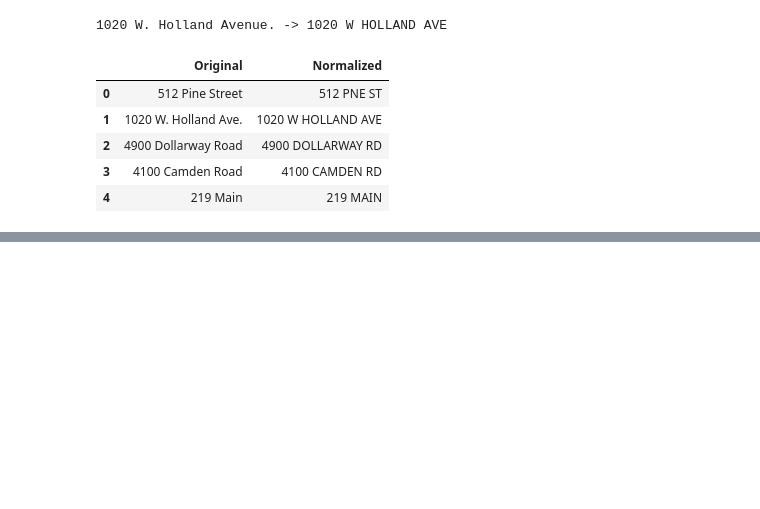
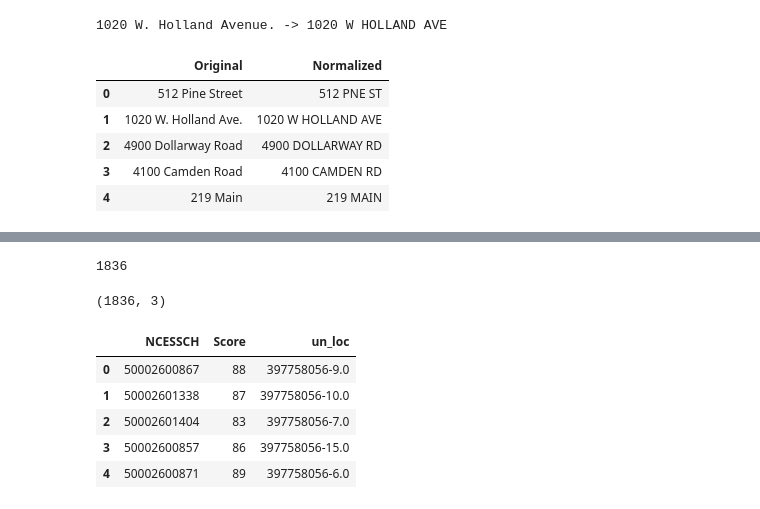
Before and after one commit to leeprevost/SchoolLocationFuzzyMatch, a Jupyter notebook: fuzzy.ipynb, the cells around one changed output, grey strips where cells are left out. Cells and saved outputs as stored; diff of their text form; code cells hidden in the pictures; blank space fills up the shorter version.

```diff
--- a/fuzzy.ipynb
+++ b/fuzzy.ipynb
@@ -208,0 +272,30 @@ df_norm.head()
+# %%
+result = []
+prev_eduid = None
+for un_loc, query, eduid in zip(df.un_loc, df.Query, df.EducationID):
+    if eduid != prev_eduid:
+        prev_eduid = eduid
+        db_district = db[db.NCESSCH.str[0:6]==eduid]
+        db_rows = [concatenate_db_fields(row) for i, row in db_district.iterrows()]
+    best = process.extractOne(query, db_rows)
+    if best is None:
+        result.append(('', 0, un_loc))
+    else:
+        idx = db_rows.index(best[0])
+        ncessch = db_district.NCESSCH.iloc[idx]
+        result.append((ncessch, best[1], un_loc))
+print(len(result))
+# %% [output]
+1836
+# %%
+df_res = pd.DataFrame(result, columns=['NCESSCH', 'Score', 'un_loc'])
+print(df_res.shape)
+df_res.head()
+# %% [output]
+(1836, 3)
+|  | NCESSCH | Score | un_loc |
+| 0 | 50002600867 | 88 | 397758056-9.0 |
+| 1 | 50002601338 | 87 | 397758056-10.0 |
+| 2 | 50002601404 | 83 | 397758056-7.0 |
+| 3 | 50002600857 | 86 | 397758056-15.0 |
+| 4 | 50002600871 | 89 | 397758056-6.0 |
```
Also changed, not shown: parts of 12 cells of this notebook, 1 other file.
